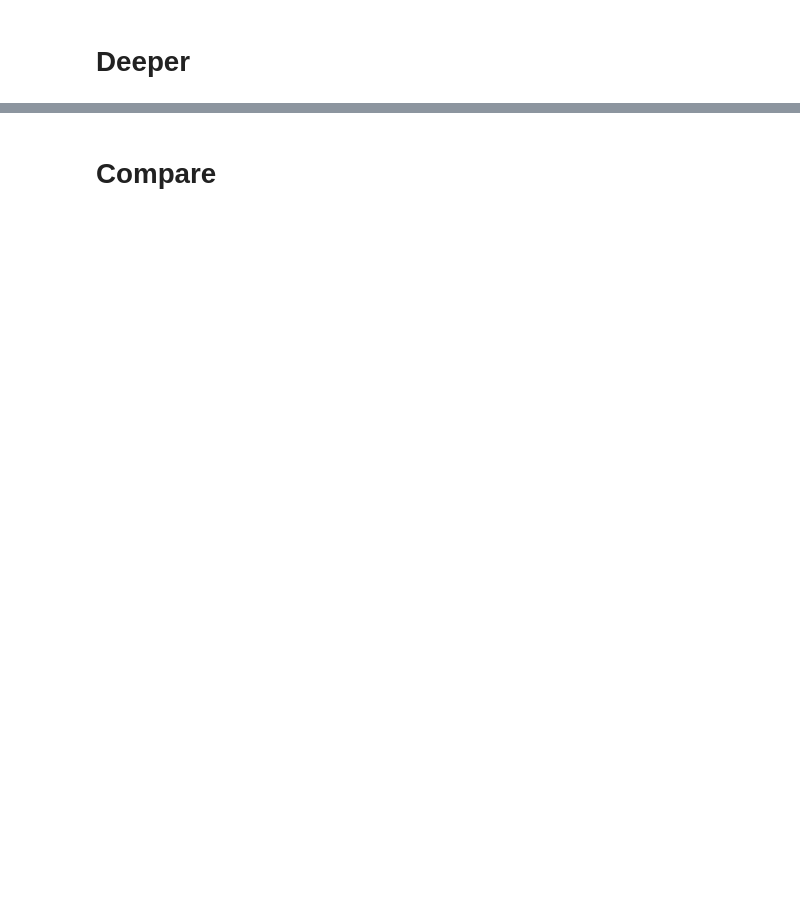
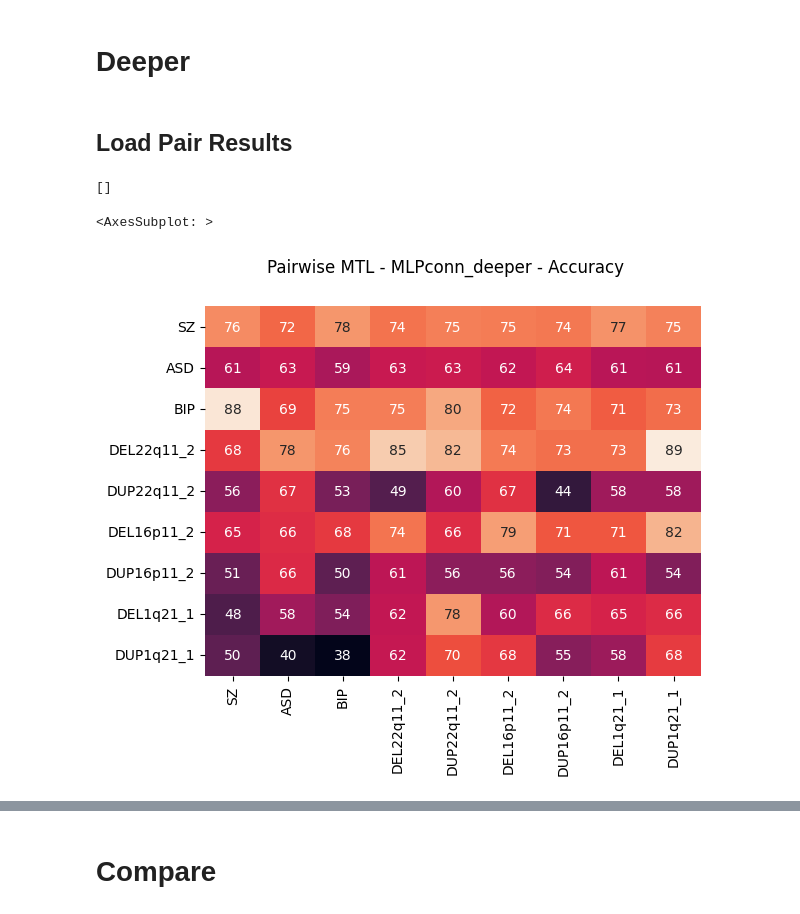
Before and after one commit to harveyaa/neuropsych_mtl, a Jupyter notebook: MTL/neg_transfer_rand.ipynb, the cells around one changed output, grey strips where cells are left out. Saved outputs shown, nothing was run; the diff lists cells and outputs as text; code cells hidden in the pictures; blank space fills up the shorter version.

```diff
--- a/MTL/neg_transfer_rand.ipynb
+++ b/MTL/neg_transfer_rand.ipynb
@@ -7,16 +7,17 @@ import matplotlib.pyplot as plt
 
 from itertools import combinations
 # %%
-p_mlp_single = '/Users/harveyaa/Documents/masters/neuropsych_mtl/MTL/results/condition/balanced/connectomes'
+p_mlp_single = '/Users/harveyaa/Documents/masters/neuropsych_mtl/MTL/results/condition/random/connectomes'
 p_mlp_pairs = '/Users/harveyaa/Documents/masters/neuropsych_mtl/MTL/results/neg_transfer_rand/mlp'
 
-p_cnn_single = '/Users/harveyaa/Documents/masters/neuropsych_mtl/MTL/results/neg_transfer/cnn/single'
+p_cnn_single = '/Users/harveyaa/Documents/masters/neuropsych_mtl/MTL/results/neg_transfer_rand/cnn/single'
 p_cnn_pairs = '/Users/harveyaa/Documents/masters/neuropsych_mtl/MTL/results/neg_transfer_rand/cnn'
 
-p_concat_single = '/Users/harveyaa/Documents/masters/neuropsych_mtl/MTL/results/neg_transfer/concat/single'
+p_concat_single = '/Users/harveyaa/Documents/masters/neuropsych_mtl/MTL/results/neg_transfer_rand/concat/single'
 p_concat_pairs = '/Users/harveyaa/Documents/masters/neuropsych_mtl/MTL/results/neg_transfer_rand/concat'
 
-path_out = ''
+p_deeper_single = '/Users/harveyaa/Documents/masters/neuropsych_mtl/MTL/results/neg_transfer_rand/deeper/single'
+p_deeper_pairs = '/Users/harveyaa/Documents/masters/neuropsych_mtl/MTL/results/neg_transfer_rand/deeper'
 
 cases = ['SZ',
             'ASD',
@@ -210,0 +224,4 @@ Text(0.5, 0.98, 'Pairwise MTL - MLPconcat - Diff from Baseline - Random Test Set
+# %% [markdown]
+## Load Pair Results
+# %%
+deeper_pairs = np.zeros((len(cases),len(cases)))
@@ -210,0 +255,10 @@ Text(0.5, 0.98, 'Pairwise MTL - MLPconcat - Diff from Baseline - Random Test Set
+# %%
+short
+# %% [output]
+[]
+# %%
+plt.suptitle('Pairwise MTL - MLPconn_deeper - Accuracy')
+sns.heatmap(deeper_pairs,xticklabels=cases,yticklabels=cases,annot=True,cbar=False)
+# %% [output]
+<AxesSubplot: >
+[figure, added]
```
Also changed, not shown: parts of 14 cells of this notebook, 3 other files.
